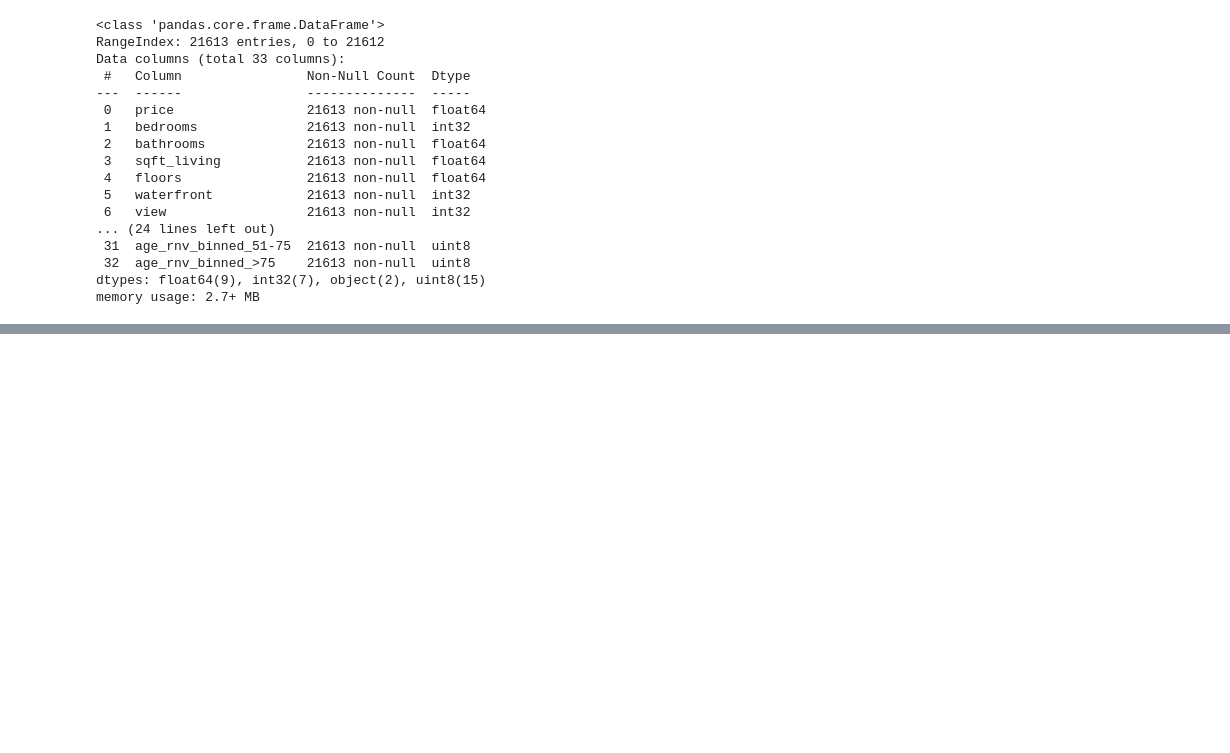
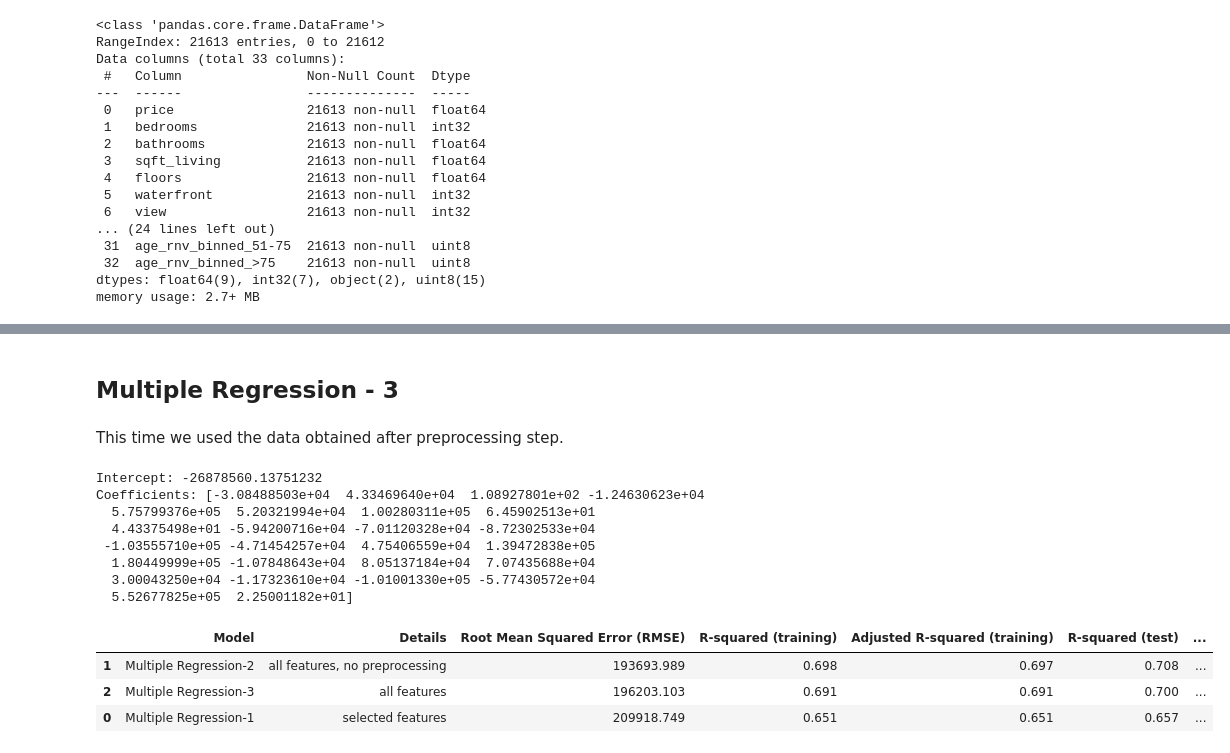
Before and after one commit to akhilsingh-dev/house-price-prediction, a Jupyter notebook: ea_3.ipynb, the cells around one changed output, grey strips where cells are left out. Drawn from its saved outputs; the diff is of its cells as text; code cells hidden in the pictures; blank space fills up the shorter version.

```diff
--- a/ea_3.ipynb
+++ b/ea_3.ipynb
@@ -419,0 +517,42 @@ memory usage: 2.7+ MB
+# %% [markdown]
+ ## Multiple Regression - 3
+# %% [markdown]
+This time we used the data obtained after preprocessing step.
+# %%
+features = ['bedrooms','bathrooms','sqft_living','floors','waterfront',
+            'view','grade','sqft_above','sqft_basement','age_binned_<1',
+            'age_binned_1-5', 'age_binned_6-10','age_binned_11-25', 'age_binned_26-50',
+            'age_binned_51-75','age_binned_76-100', 'age_binned_>100','age_rnv_binned_<1',
+            'age_rnv_binned_1-5', 'age_rnv_binned_6-10', 'age_rnv_binned_11-25',
+            'age_rnv_binned_26-50', 'age_rnv_binned_51-75', 'age_rnv_binned_>75',
+            'lat','sqft_living15']
+complex_model_4 = linear_model.LinearRegression()
+complex_model_4.fit(train_data_dm[features],train_data_dm['price'])
+
+print('Intercept: {}'.format(complex_model_4.intercept_))
+print('Coefficients: {}'.format(complex_model_4.coef_))
+
+pred = complex_model_4.predict(test_data_dm[features])
+rmsecm = float(format(np.sqrt(metrics.mean_squared_error(test_data_dm['price'],pred)),'.3f'))
+rtrcm = float(format(complex_model_4.score(train_data_dm[features],train_data_dm['price']),'.3f'))
+artrcm = float(format(adjustedR2(complex_model_4.score(train_data_dm[features],train_data_dm['price']),train_data_dm.shape[0],len(features)),'.3f'))
+rtecm = float(format(complex_model_4.score(test_data_dm[features],test_data_dm['price']),'.3f'))
+artecm = float(format(adjustedR2(complex_model_4.score(test_data_dm[features],test_data_dm['price']),test_data_dm.shape[0],len(features)),'.3f'))
+cv = float(format(cross_val_score(complex_model_4,df_dm[features],df_dm['price'],cv=5).mean(),'.3f'))
+
+r = evaluation.shape[0]
+evaluation.loc[r] = ['Multiple Regression-3','all features',rmsecm,rtrcm,artrcm,rtecm,artecm,cv]
+evaluation.sort_values(by = '5-Fold Cross Validation', ascending=False)
+# %% [output]
+Intercept: -26878560.13751232
+Coefficients: [-3.08488503e+04  4.33469640e+04  1.08927801e+02 -1.24630623e+04
+  5.75799376e+05  5.20321994e+04  1.00280311e+05  6.45902513e+01
+  4.43375498e+01 -5.94200716e+04 -7.01120328e+04 -8.72302533e+04
+ -1.03555710e+05 -4.71454257e+04  4.75406559e+04  1.39472838e+05
+  1.80449999e+05 -1.07848643e+04  8.05137184e+04  7.07435688e+04
+  3.00043250e+04 -1.17323610e+04 -1.01001330e+05 -5.77430572e+04
+  5.52677825e+05  2.25001182e+01]
+|  | Model | Details | Root Mean Squared Error (RMSE) | R-squared (training) | Adjusted R-squared (training) | R-squared (test) | ... |
+| 1 | Multiple Regression-2 | all features, no preprocessing | 193693.989 | 0.698 | 0.697 | 0.708 | ... |
+| 2 | Multiple Regression-3 | all features | 196203.103 | 0.691 | 0.691 | 0.700 | ... |
+| 0 | Multiple Regression-1 | selected features | 209918.749 | 0.651 | 0.651 | 0.657 | ... |
```
Also changed, not shown: parts of 19 cells of this notebook.
